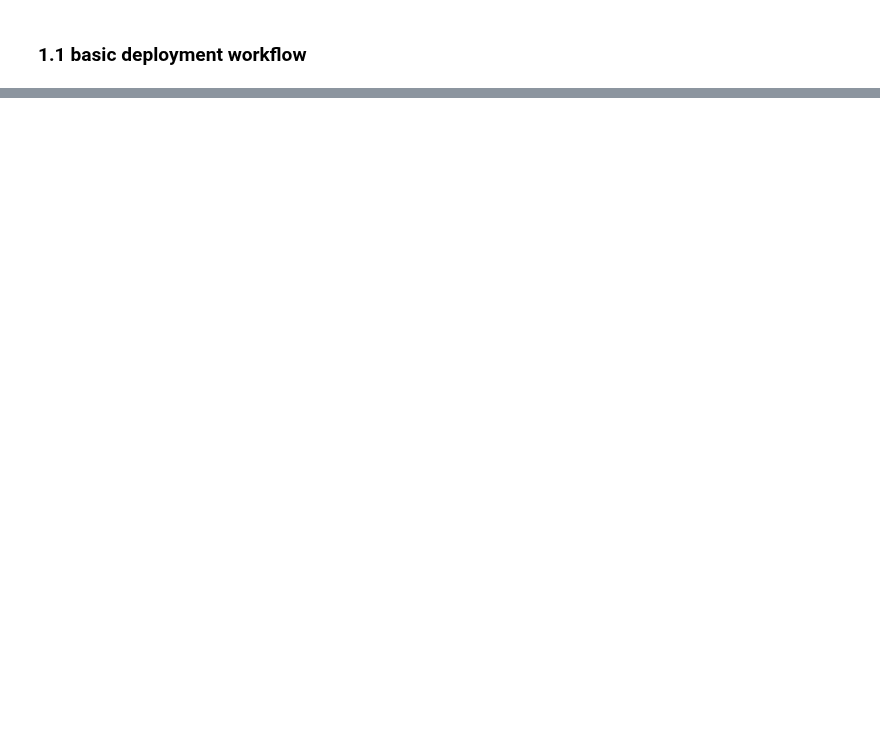
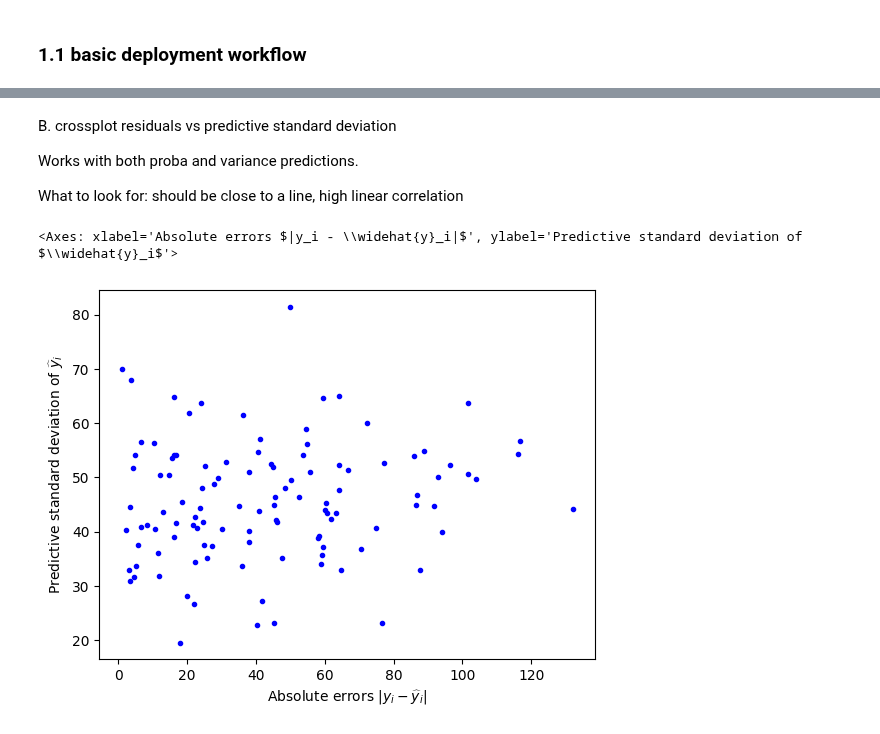
Before and after one commit to sktime/skpro, a Jupyter notebook: examples/01_skpro_intro.ipynb, the cells around one changed output, grey strips where cells are left out. Saved outputs shown, nothing was run; the diff lists cells and outputs as text; code cells hidden in the pictures; blank space fills up the shorter version.

```diff
--- a/examples/01_skpro_intro.ipynb
+++ b/examples/01_skpro_intro.ipynb
@@ -75,0 +355,13 @@ metric(y_test, y_pred_proba)
+# %% [markdown]
+B. crossplot residuals vs predictive standard deviation
+
+Works with both proba and variance predictions.
+
+What to look for: should be close to a line, high linear correlation
+# %%
+from skpro.utils.plotting import plot_crossplot_std
+
+plot_crossplot_std(y_test, y_pred_proba)
+# %% [output]
+<Axes: xlabel='Absolute errors $|y_i - \\widehat{y}_i|$', ylabel='Predictive standard deviation of $\\widehat{y}_i$'>
+[figure, added]
```
Also changed, not shown: parts of 175 cells of this notebook.
